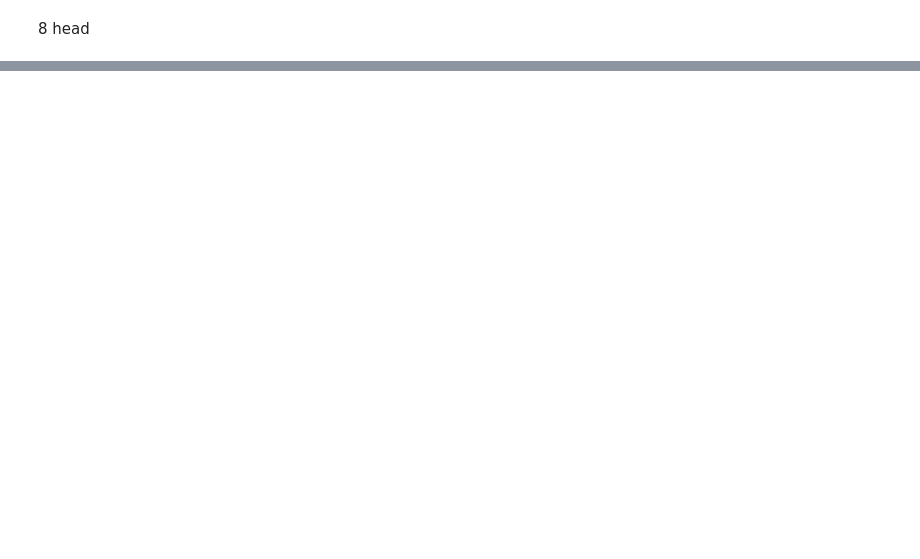
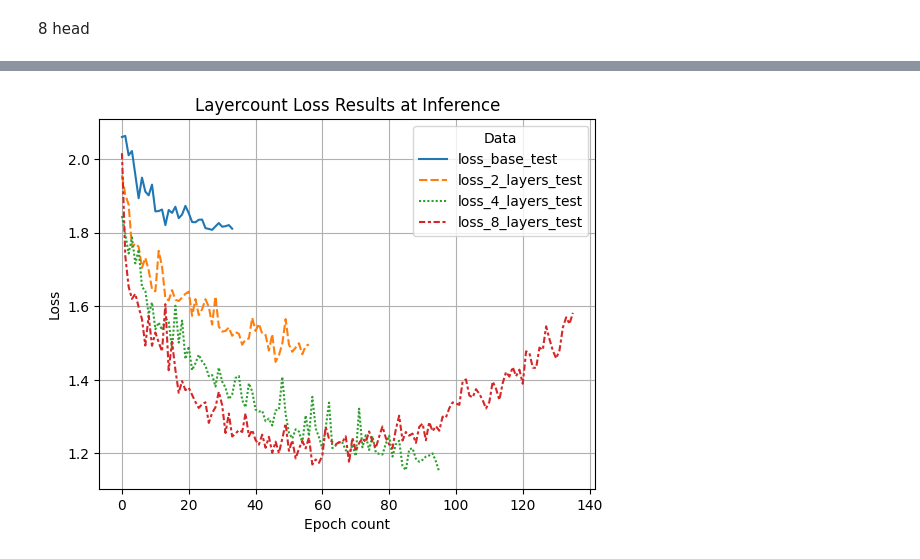
Before and after one commit to JunsooJung/CUB_NNDL_Final, a Jupyter notebook: Deep_Learning_Final_Prototype.ipynb, the cells around one changed output, grey strips where cells are left out. Drawn from its saved outputs; the diff is of its cells as text; code cells hidden in the pictures; blank space fills up the shorter version.

```diff
--- a/Deep_Learning_Final_Prototype.ipynb
+++ b/Deep_Learning_Final_Prototype.ipynb
@@ -570,0 +840,10 @@ Epoch 12
+# %%
+Layercount_loss = sns.lineplot(data = vit_results_df[['loss_base_test', 'loss_2_layers_test', 'loss_4_layers_test', 'loss_8_layers_test']])
+plt.title("Layercount Loss Results at Inference")
+plt.xlabel('Epoch count')
+plt.ylabel('Loss')
+plt.legend(title = 'Data')
+plt.grid(True)
+plt.show()
+# %% [output]
+[figure, added]
```
Also changed, not shown: parts of 22 cells of this notebook.
